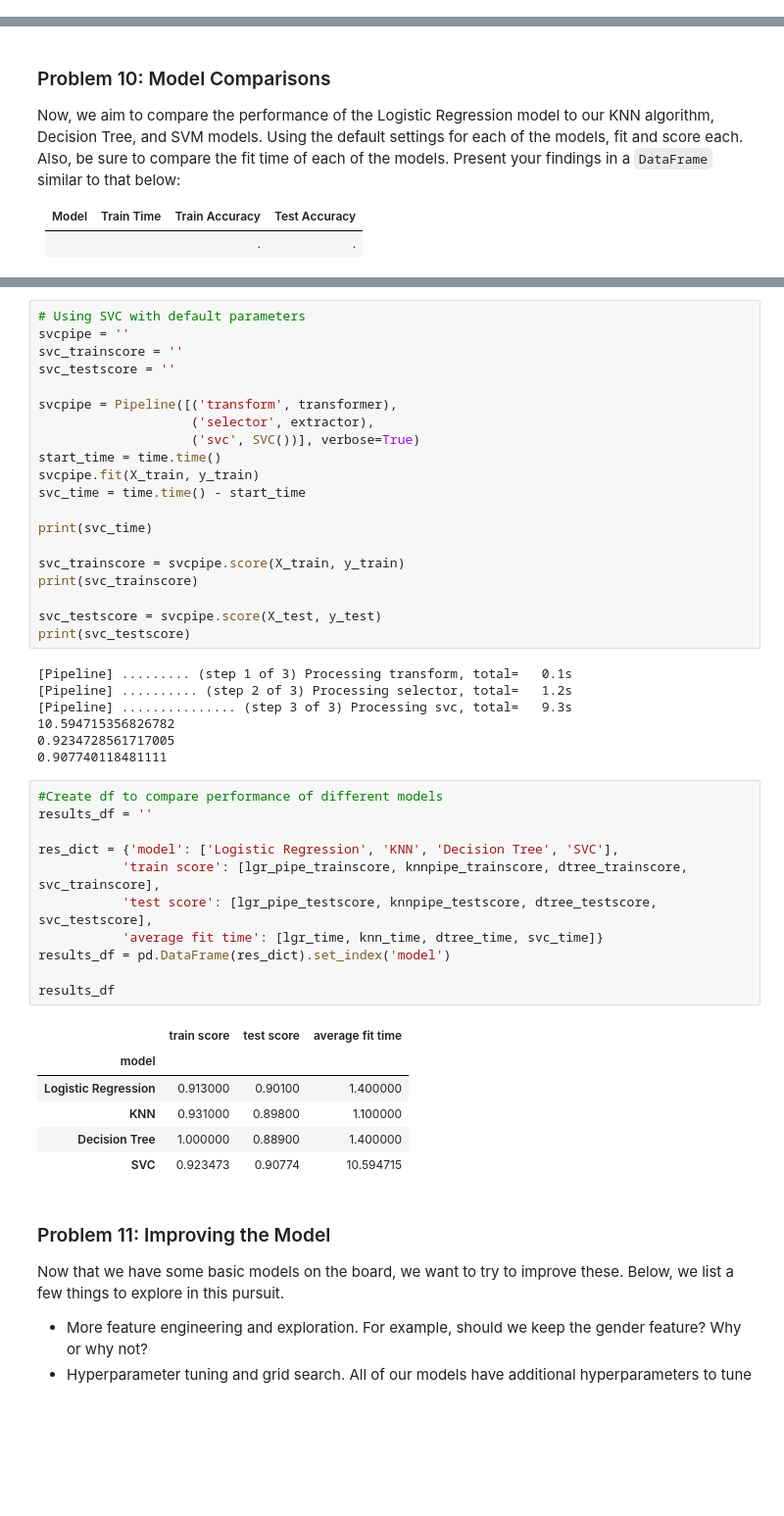
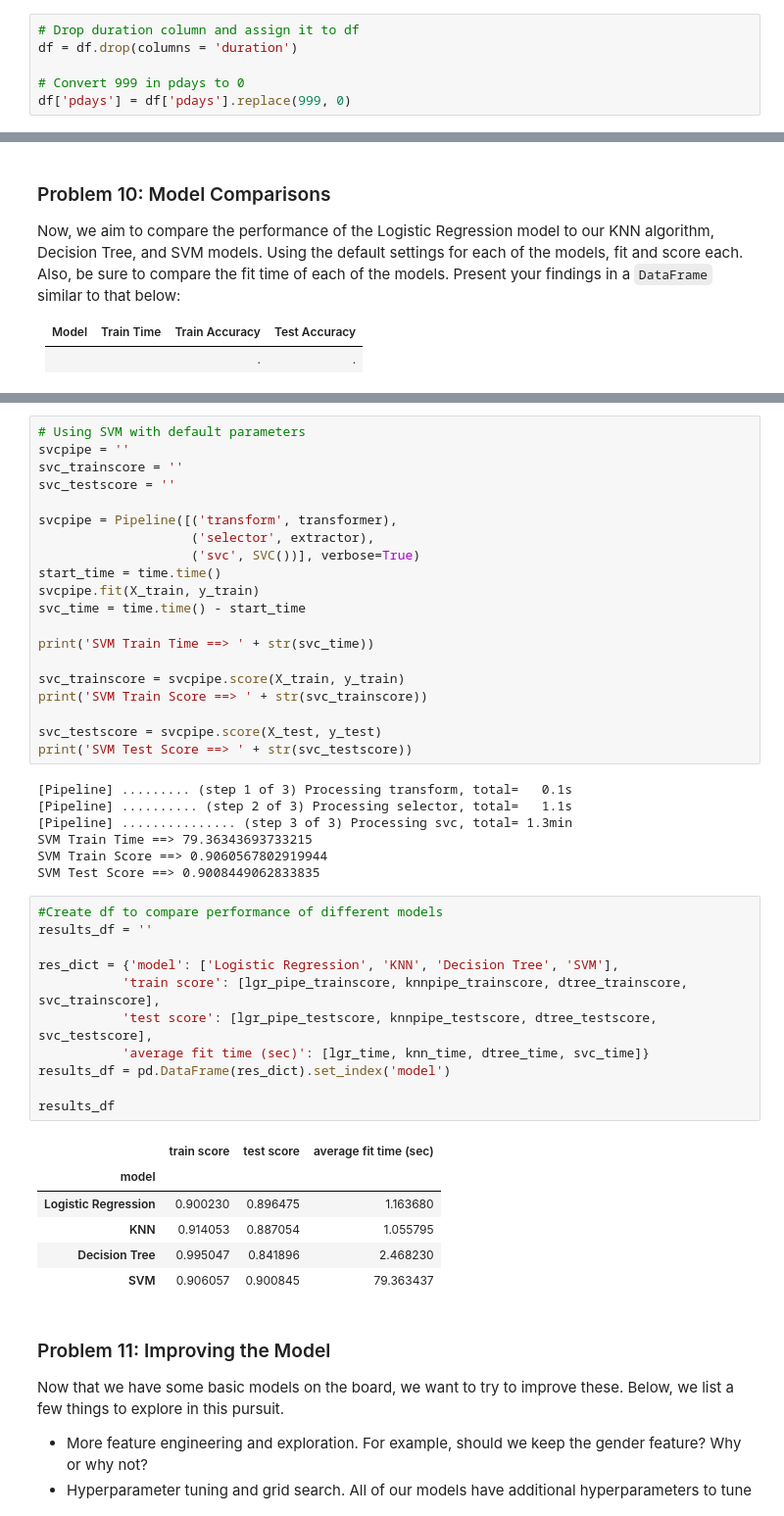
Before and after one commit to cdungca/comparing-classifiers, a Jupyter notebook: prompt_III.ipynb, the cells around one changed output, grey strips where cells are left out. Shown: that part at 98% size. Drawn from its saved outputs; the diff is of its cells as text; blank space fills up the shorter version.

```diff
--- a/prompt_III.ipynb
+++ b/prompt_III.ipynb
@@ -91,4 +115,10 @@ Normalize numeric fields:
 age, duration, campaign, pdays, previous, emp.var.rate, cons.price.idx, cons.conf.idx, euribor3m, nr.employed
+# %%
+# Drop duration column and assign it to df
+df = df.drop(columns = 'duration')
+
+# Convert 999 in pdays to 0
+df['pdays'] = df['pdays'].replace(999, 0)
 # %% [markdown]
 ### Problem 4: Understanding the Task
 
@@ -368,5 +390,5 @@ print(dtree_testscore)
 # %%
-# Using SVC with default parameters
+# Using SVM with default parameters
 svcpipe = ''
 svc_trainscore = ''
 svc_testscore = ''
@@ -378,38 +400,38 @@ start_time = time.time()
 svcpipe.fit(X_train, y_train)
 svc_time = time.time() - start_time
 
-print(svc_time)
+print('SVM Train Time ==> ' + str(svc_time))
 
 svc_trainscore = svcpipe.score(X_train, y_train)
-print(svc_trainscore)
+print('SVM Train Score ==> ' + str(svc_trainscore))
 
 svc_testscore = svcpipe.score(X_test, y_test)
-print(svc_testscore)
+print('SVM Test Score ==> ' + str(svc_testscore))
 # %% [output]
 [Pipeline] ......... (step 1 of 3) Processing transform, total=   0.1s
-[Pipeline] .......... (step 2 of 3) Processing selector, total=   1.2s
-[Pipeline] ............... (step 3 of 3) Processing svc, total=   9.3s
-10.594715356826782
-0.9234728561717005
-0.907740118481111
+[Pipeline] .......... (step 2 of 3) Processing selector, total=   1.1s
+[Pipeline] ............... (step 3 of 3) Processing svc, total= 1.3min
+SVM Train Time ==> 79.36343693733215
+SVM Train Score ==> 0.9060567802919944
+SVM Test Score ==> 0.9008449062833835
 # %%
 #Create df to compare performance of different models
 results_df = ''
 
-res_dict = {'model': ['Logistic Regression', 'KNN', 'Decision Tree', 'SVC'],
+res_dict = {'model': ['Logistic Regression', 'KNN', 'Decision Tree', 'SVM'],
            'train score': [lgr_pipe_trainscore, knnpipe_trainscore, dtree_trainscore, svc_trainscore],
            'test score': [lgr_pipe_testscore, knnpipe_testscore, dtree_testscore, svc_testscore],
-           'average fit time': [lgr_time, knn_time, dtree_time, svc_time]}
+           'average fit time (sec)': [lgr_time, knn_time, dtree_time, svc_time]}
 results_df = pd.DataFrame(res_dict).set_index('model')
 
 results_df
 # %% [output]
-|  | train score | test score | average fit time |
+|  | train score | test score | average fit time (sec) |
 | model |  |  |  |
-| Logistic Regression | 0.913000 | 0.90100 | 1.400000 |
-| KNN | 0.931000 | 0.89800 | 1.100000 |
-| Decision Tree | 1.000000 | 0.88900 | 1.400000 |
-| SVC | 0.923473 | 0.90774 | 10.594715 |
+| Logistic Regression | 0.900230 | 0.896475 | 1.163680 |
+| KNN | 0.914053 | 0.887054 | 1.055795 |
+| Decision Tree | 0.995047 | 0.841896 | 2.468230 |
+| SVM | 0.906057 | 0.900845 | 79.363437 |
 # %% [markdown]
 ### Problem 11: Improving the Model
 
```
Also changed, not shown: parts of 44 cells of this notebook.
